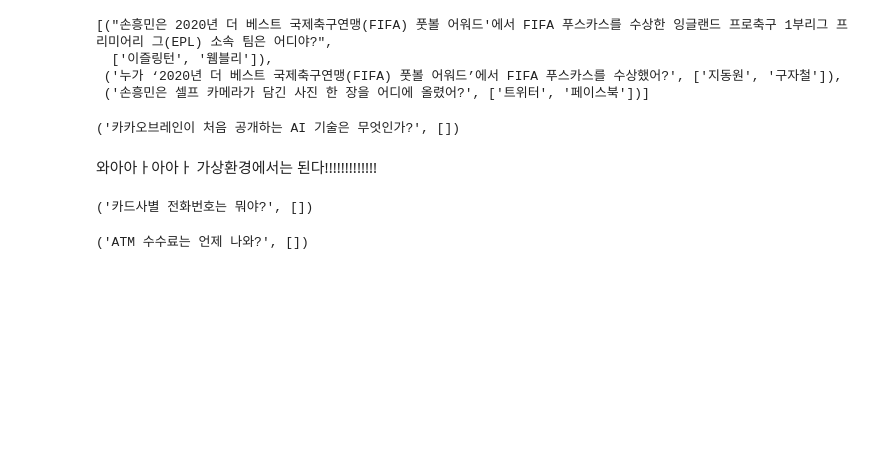
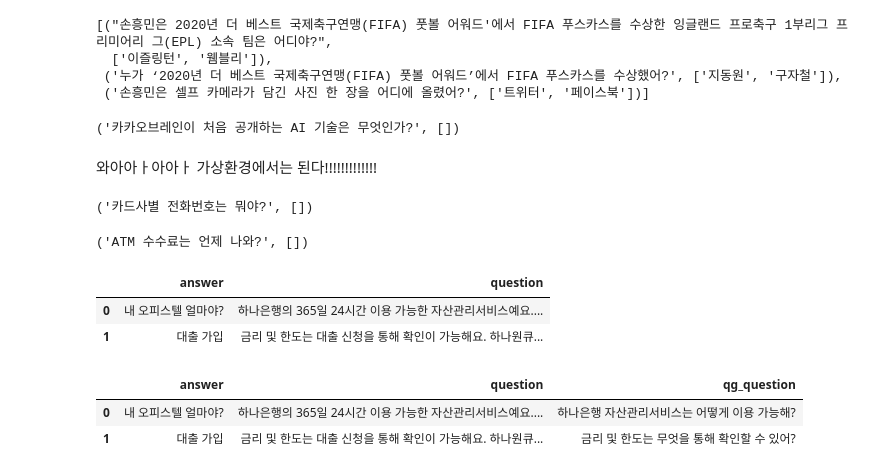
Before and after one commit to threegenie/pororo_tutorial, a Jupyter notebook: pororo_question_generation_retry.ipynb, the cells around one changed output. Cells and saved outputs as stored; diff of their text form; code cells hidden in the pictures; blank space fills up the shorter version.

```diff
--- a/pororo_question_generation_retry.ipynb
+++ b/pororo_question_generation_retry.ipynb
@@ -263,3 +262,22 @@ qg('농협카드 전화번호는 어떻게 되나요?',
 qg('5월1일 근로자의 날은 ATM 수수료가 휴일기준으로 적용되나요?','임시공휴일, 근로자의날(5/1) ATM 수수료는 평일이면 평일기준, 휴일이면 휴일기준으로 해당일에 따라 달리 적용됩니다.',n_wrong=3)
 # %% [output]
 ('ATM 수수료는 언제 나와?', [])
+# %%
+df = pd.read_csv('test.csv')
+# %%
+df
+# %% [output]
+|  | answer | question |
+| 0 | 내 오피스텔 얼마야? | 하나은행의 365일 24시간 이용 가능한 자산관리서비스예요.... |
+| 1 | 대출 가입 | 금리 및 한도는 대출 신청을 통해 확인이 가능해요. 하나원큐... |
+# %%
+df['qg_question'] = None
+# %%
+for i in range(len(df)):
+  df['qg_question'][i] = qg(df['answer'][i],df['question'][i])
+# %%
+df
+# %% [output]
+|  | answer | question | qg_question |
+| 0 | 내 오피스텔 얼마야? | 하나은행의 365일 24시간 이용 가능한 자산관리서비스예요.... | 하나은행 자산관리서비스는 어떻게 이용 가능해? |
+| 1 | 대출 가입 | 금리 및 한도는 대출 신청을 통해 확인이 가능해요. 하나원큐... | 금리 및 한도는 무엇을 통해 확인할 수 있어? |
```
Also changed, not shown: parts of 1 cell of this notebook.
